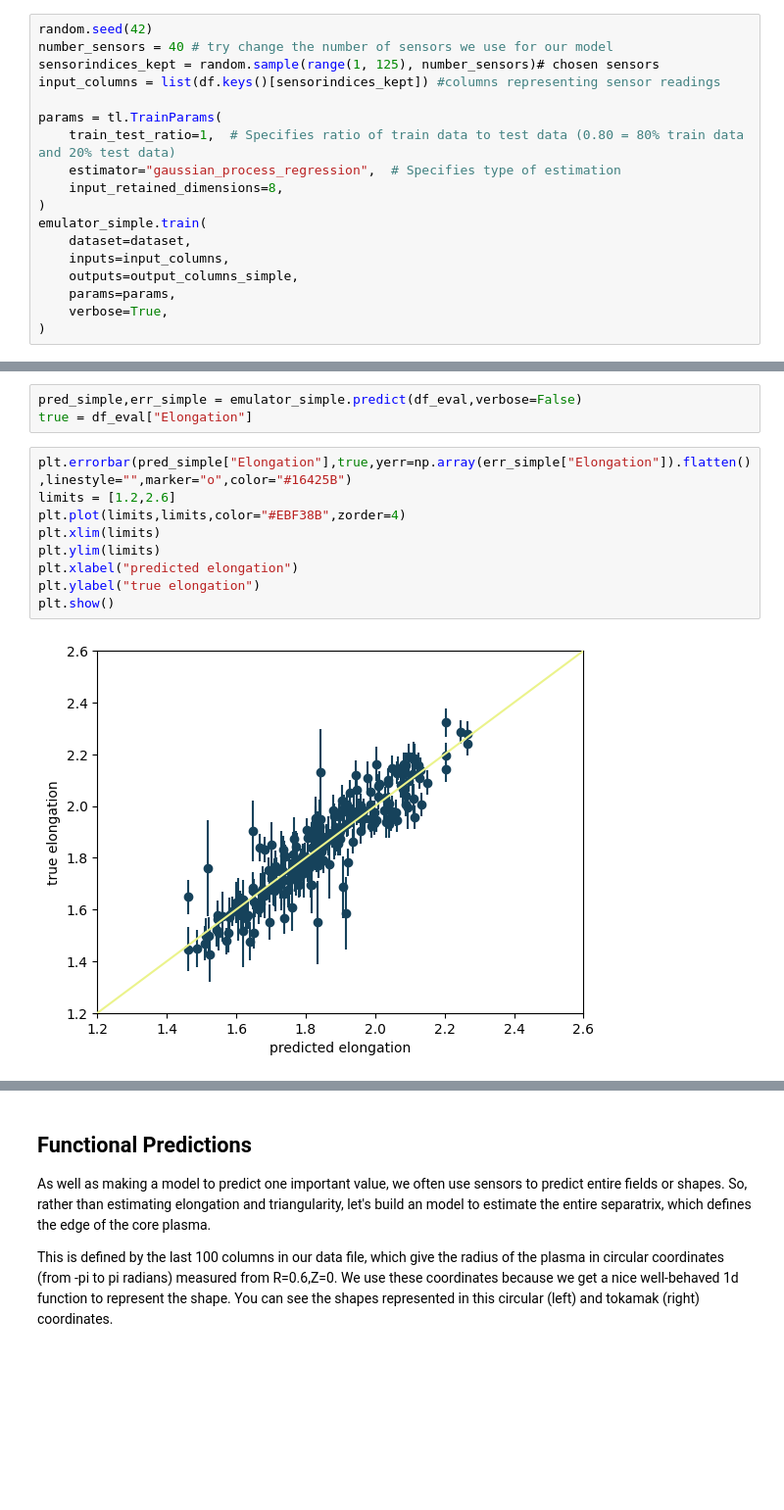
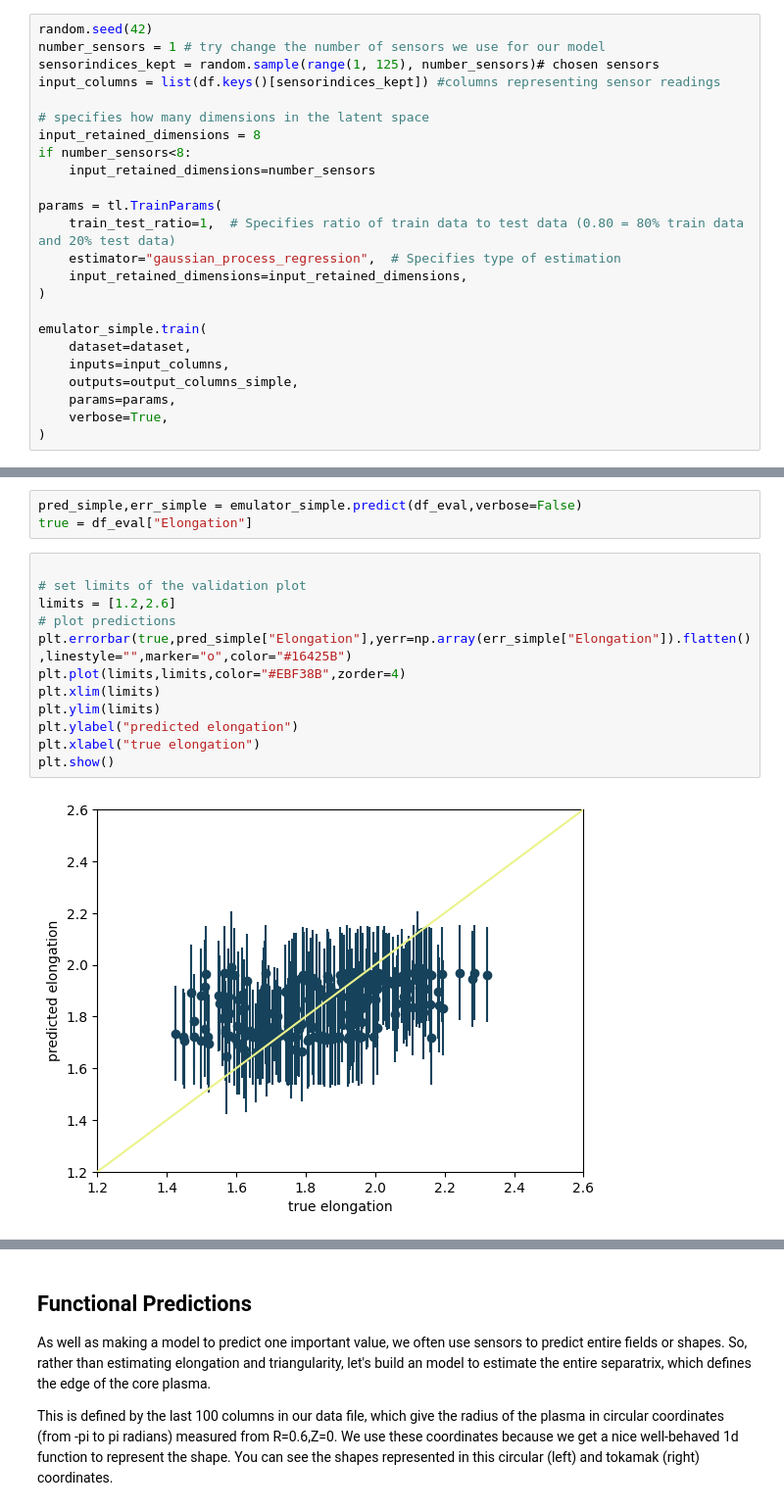
Before and after one commit to digiLab-ai/WM_digiLab_demo, a Jupyter notebook: digiLab_Summerschool_Demo.ipynb, the cells around one changed output, grey strips where cells are left out. Shown at 98% size. Drawn from its saved outputs; the diff is of its cells as text; blank space fills up the shorter version.

```diff
--- a/digiLab_Summerschool_Demo.ipynb
+++ b/digiLab_Summerschool_Demo.ipynb
@@ -200,14 +203,20 @@ Now let's add some more sensors to constrain our probabalistic model further. Tr
 # %%
 random.seed(42)
-number_sensors = 40 # try change the number of sensors we use for our model
+number_sensors = 1 # try change the number of sensors we use for our model
 sensorindices_kept = random.sample(range(1, 125), number_sensors)# chosen sensors
 input_columns = list(df.keys()[sensorindices_kept]) #columns representing sensor readings
+
+# specifies how many dimensions in the latent space
+input_retained_dimensions = 8
+if number_sensors<8:
+    input_retained_dimensions=number_sensors
 
 params = tl.TrainParams(
     train_test_ratio=1,  # Specifies ratio of train data to test data (0.80 = 80% train data and 20% test data)
     estimator="gaussian_process_regression",  # Specifies type of estimation
-    input_retained_dimensions=8,
+    input_retained_dimensions=input_retained_dimensions,
 )
+
 emulator_simple.train(
     dataset=dataset,
     inputs=input_columns,
@@ -226,14 +240,17 @@ Training of emulator WM_School_Emulator_Simple is complete!
 pred_simple,err_simple = emulator_simple.predict(df_eval,verbose=False)
 true = df_eval["Elongation"]
 # %%
-plt.errorbar(pred_simple["Elongation"],true,yerr=np.array(err_simple["Elongation"]).flatten(),linestyle="",marker="o",color="#16425B")
+
+# set limits of the validation plot
 limits = [1.2,2.6]
+# plot predictions
+plt.errorbar(true,pred_simple["Elongation"],yerr=np.array(err_simple["Elongation"]).flatten(),linestyle="",marker="o",color="#16425B")
 plt.plot(limits,limits,color="#EBF38B",zorder=4)
 plt.xlim(limits)
 plt.ylim(limits)
-plt.xlabel("predicted elongation")
-plt.ylabel("true elongation")
+plt.ylabel("predicted elongation")
+plt.xlabel("true elongation")
 plt.show()
 # %% [output]
-[figure, old version]
+[figure, new version]
 # %% [markdown]
```
Also changed, not shown: parts of 17 cells of this notebook.
